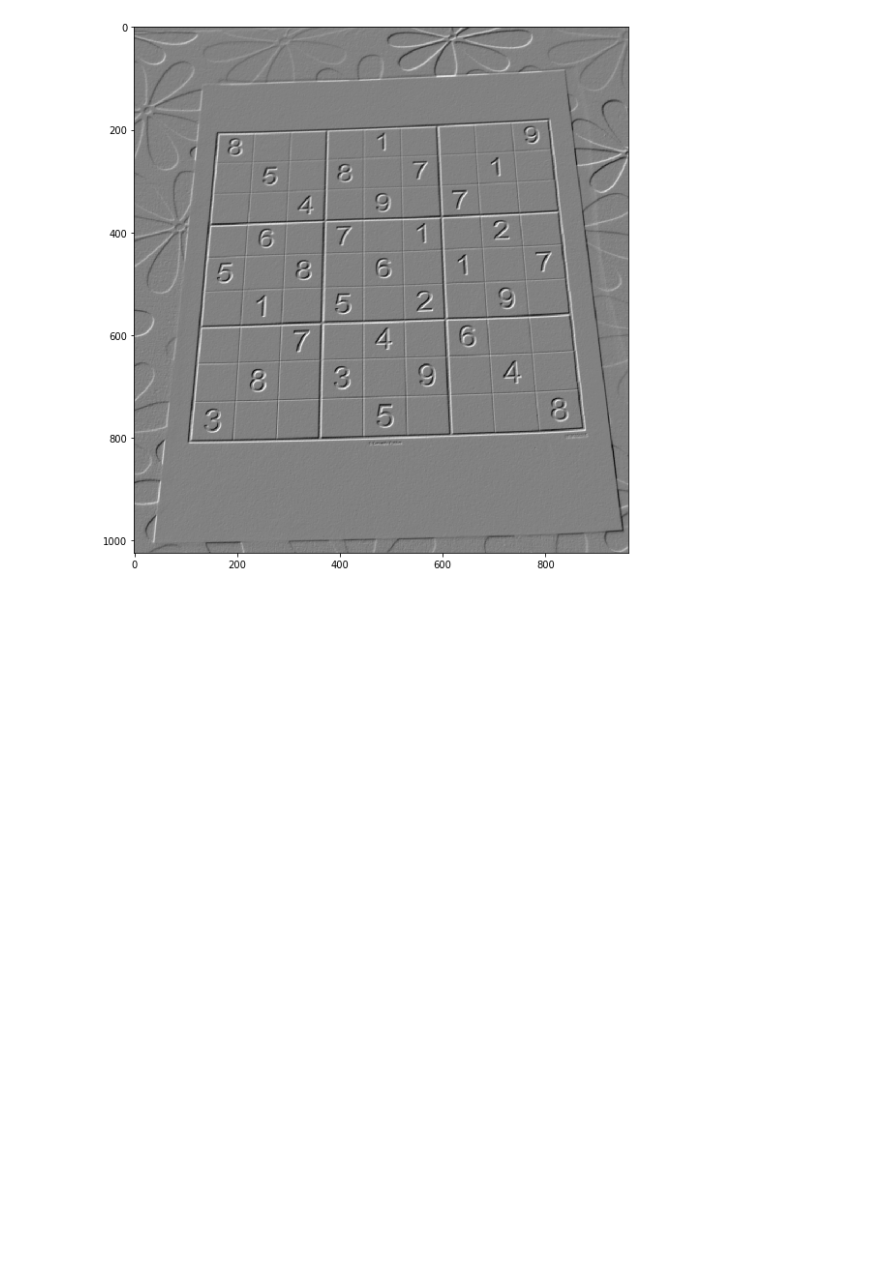
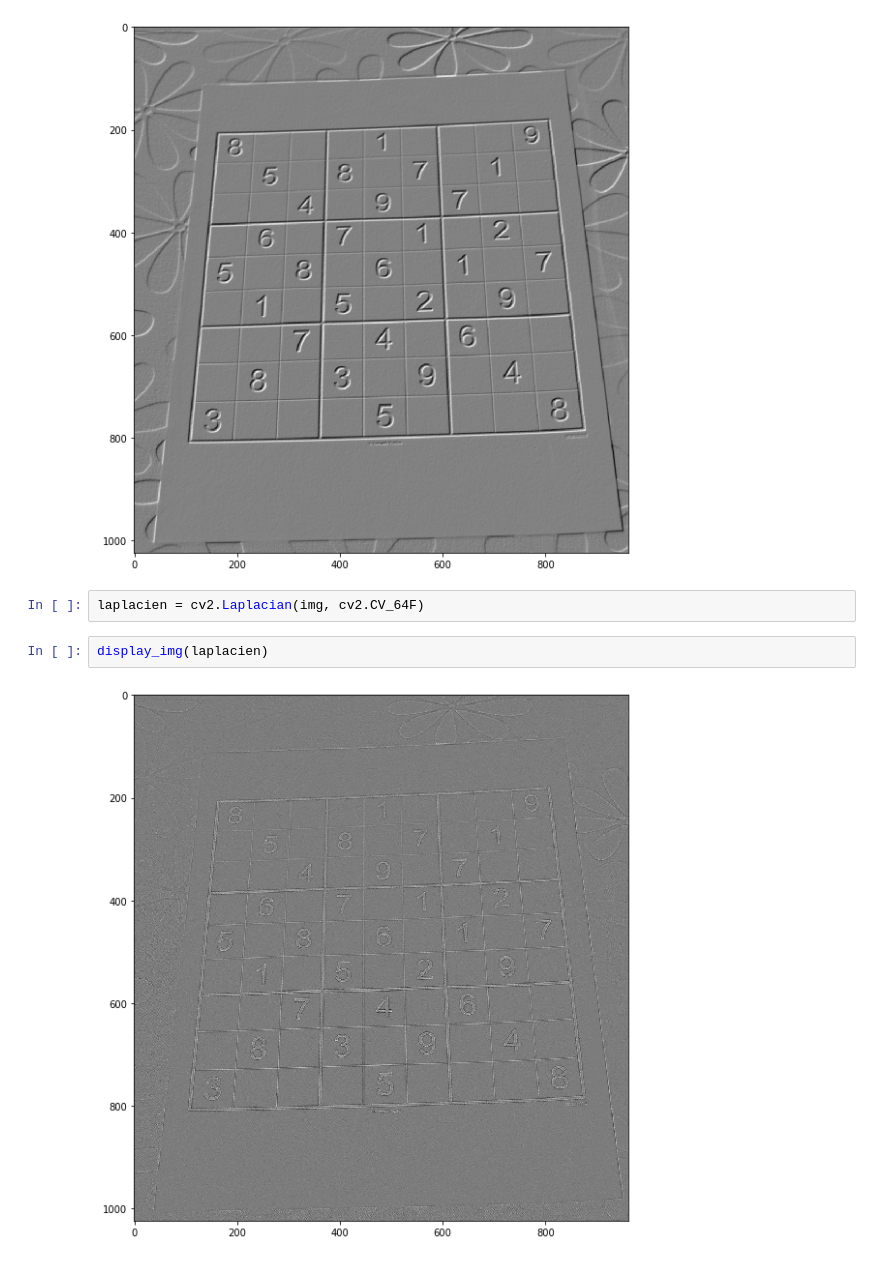
Before and after one commit to JeffLabonte/Computer_Vision_Course_Example, a Jupyter notebook: gradients.ipynb, the cells around one changed output. Saved outputs shown, nothing was run; the diff lists cells and outputs as text; blank space fills up the shorter version.

```diff
--- a/gradients.ipynb
+++ b/gradients.ipynb
@@ -32,3 +32,9 @@ sobel = sobel_x + sobel_y
 display_img(sobel)
 # %% [output]
 [figure]
+# %%
+laplacien = cv2.Laplacian(img, cv2.CV_64F)
+# %%
+display_img(laplacien)
+# %% [output]
+[figure, added]
```
